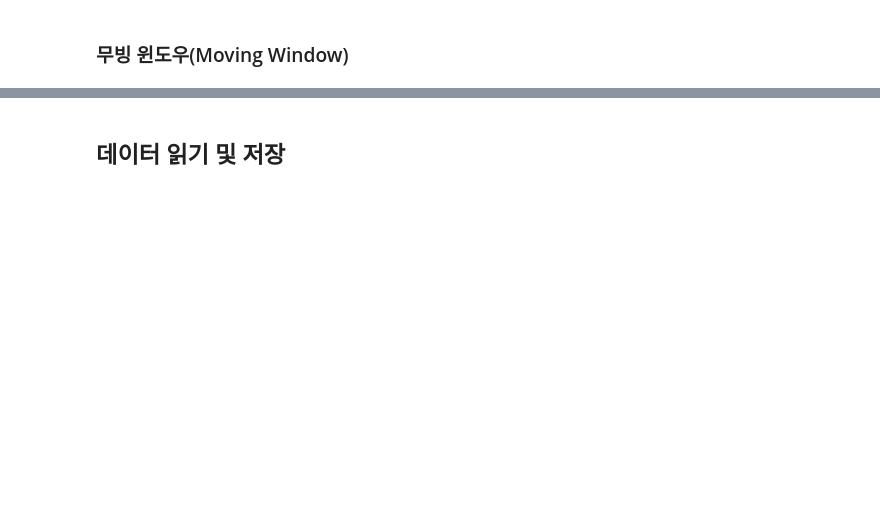
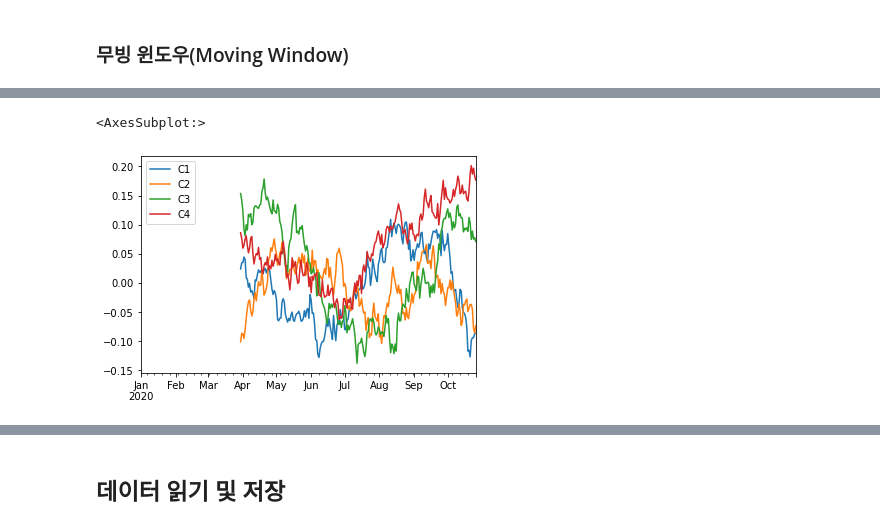
Before and after one commit to whattSUPkim/Data-Science, a Jupyter notebook: Data Analysis/Pandas.ipynb, the cells around one changed output, grey strips where cells are left out. Saved outputs shown, nothing was run; the diff lists cells and outputs as text; code cells hidden in the pictures; blank space fills up the shorter version.

```diff
--- a/Data Analysis/Pandas.ipynb
+++ b/Data Analysis/Pandas.ipynb
@@ -3045,0 +3891,5 @@ dtype: object
+# %%
+df.rolling(90).mean().plot()
+# %% [output]
+<AxesSubplot:>
+[figure, added]
```
Also changed, not shown: parts of 167 cells of this notebook.
